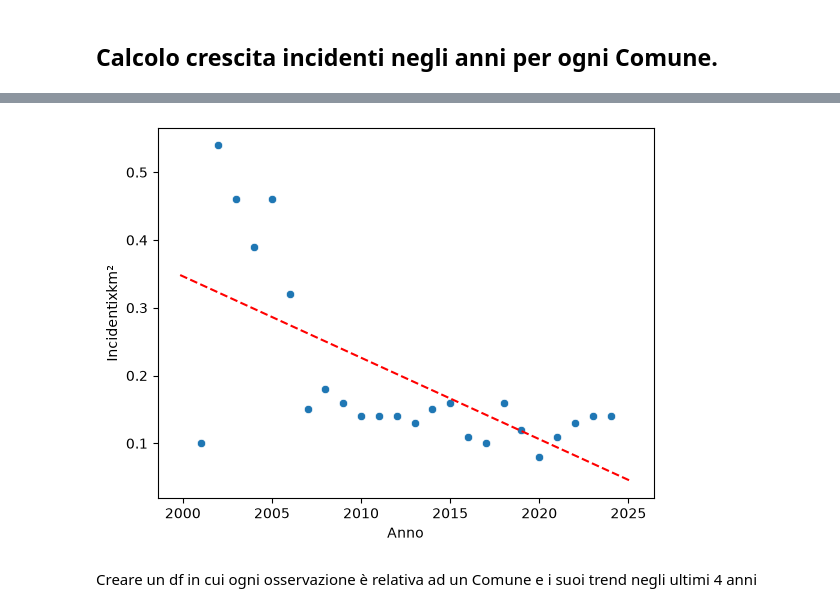
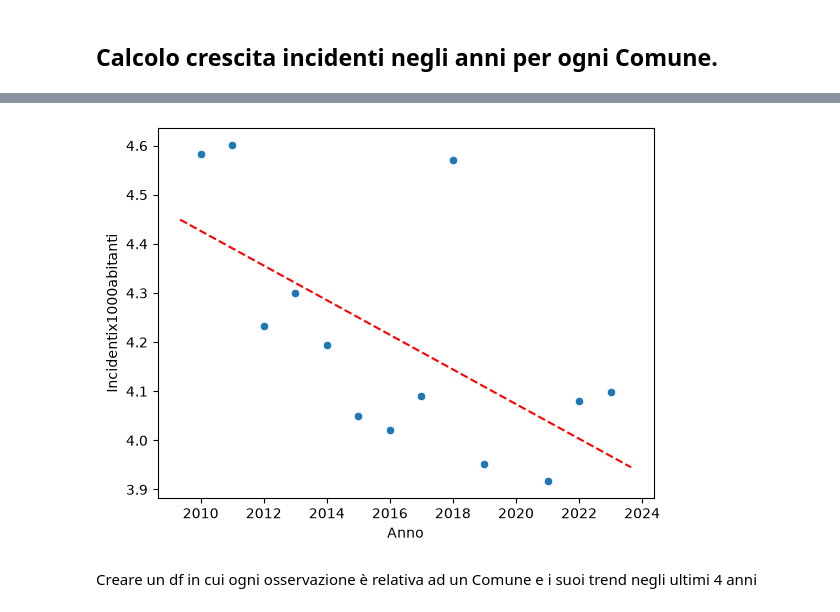
Before and after one commit to giuliocipone-lang/Boolean_capstone_project, a Jupyter notebook: EDA.ipynb, the cells around one changed output, grey strips where cells are left out. Drawn from its saved outputs; the diff is of its cells as text; code cells hidden in the pictures.

```diff
--- a/EDA.ipynb
+++ b/EDA.ipynb
@@ -16,33 +12,0 @@ df['Area(kmq)'] = round(df['Area(kmq)'], 2)
-# %%
-df["Ampiezza demografica - Theme"] = [
-    "<10k" if i < 10000
-    else "10k-60k" if i < 60000
-    else "60k-250k" if i < 250000
-    else ">250k"
-    for i in df["Popolazione"]
-]
-
-df["Ampiezza demografica - SubTheme"] = [
-    "< 500" if i < 500
-    else "500-999" if i < 1000
-    else "1k-2k" if i < 2000
-    else "2k-3k" if i < 3000
-    else "3k-5k" if i < 5000
-    else "5k-10k" if i < 10000
-    else "10k-20k" if i < 20000
-    else "20k-60k" if i < 60000
-    else "60k-100k" if i < 100000
-    else "100k-250k" if i < 250000
-    else "250k-500k" if i < 500000
-    else "> 500k"
-    for i in df["Popolazione"]
-]
-# %%
-#Tasso x 1000 abitanti mi dà la relazione con la popolazione, quanto è diffuso
-df['Incidentix1000abitanti'] = round(df['Incidenti']/(df['Popolazione']/1000), 3)
-#Tasso per km2 mi dà quanto è concentrato.
-df['Incidentixkm²'] = round(df['Incidenti']/(df['Area(kmq)']), 2)
-# abitanti per km2 serve per analisi bivariata
-df['ab/km²'] = round(df['Popolazione']/(df['Area(kmq)']), 2)
-#Tasso di mortiferiti per incidenti mi dà quanto è grave.
-df['morti+feriti/incidenti'] = round((df['Feriti']+df['Morti'])/(df['Incidenti']), 2)
@@ -148,7 +119,9 @@ sns.scatterplot(x='Popolazione', y='Incidentix1000abitanti', data=df);
 # %% [markdown]
 ## Calcolo crescita incidenti negli anni per ogni Comune.
 # %%
-df_Agliè = df[df['Codice Comune'] == 91085]
+df_Agliè = df[df['Codice Comune'] == 24116]
+df_Agliè = df_Agliè[(df_Agliè['Anno'] != 2020) & (df_Agliè['Anno'] != 2024)]
+df_Agliè = df_Agliè[df_Agliè['Anno'] >= 2010]
 df_Agliè = df_Agliè[['Anno', 'Incidentix1000abitanti','morti+feriti/incidenti','Incidentixkm²']]
 df_Agliè
 # %% [output]
@@ -190,6 +160,6 @@ def lin_reg_coef(x, y):
 
     return b_0, b_1
 # %%
-intercept, slope = lin_reg_coef(x=df_Agliè['Anno'], y=df_Agliè['Incidentixkm²'])
+intercept, slope = lin_reg_coef(x=df_Agliè['Anno'], y=df_Agliè['Incidentix1000abitanti'])
 print('Slope;',slope)
 # %% [output]
@@ -197,14 +198,14 @@ Slope; -0.012021739130434783
 # %%
 # plot the data points using a scatter plot
-sns.scatterplot(x='Anno', y='Incidentixkm²', data=df_Agliè)
+sns.scatterplot(x='Anno', y='Incidentix1000abitanti', data=df_Agliè)
 
 axes = plt.gca()   # get axes instance of current figure
 x_vals = np.array(axes.get_xlim())   # get x-axis limits
 y_vals = intercept + slope * x_vals   # define the equation of the regression line
 plt.plot(x_vals, y_vals, '--', color='r')   # draw the regression line on top of the scatter plot
 plt.show()
 # %% [output]
-[figure, old version]
+[figure, new version]
 # %% [markdown]
 Creare un df in cui ogni osservazione è relativa ad un Comune e i suoi trend negli ultimi 4 anni
 # %%
```
Also changed, not shown: parts of 11 cells of this notebook, 1 other file.
